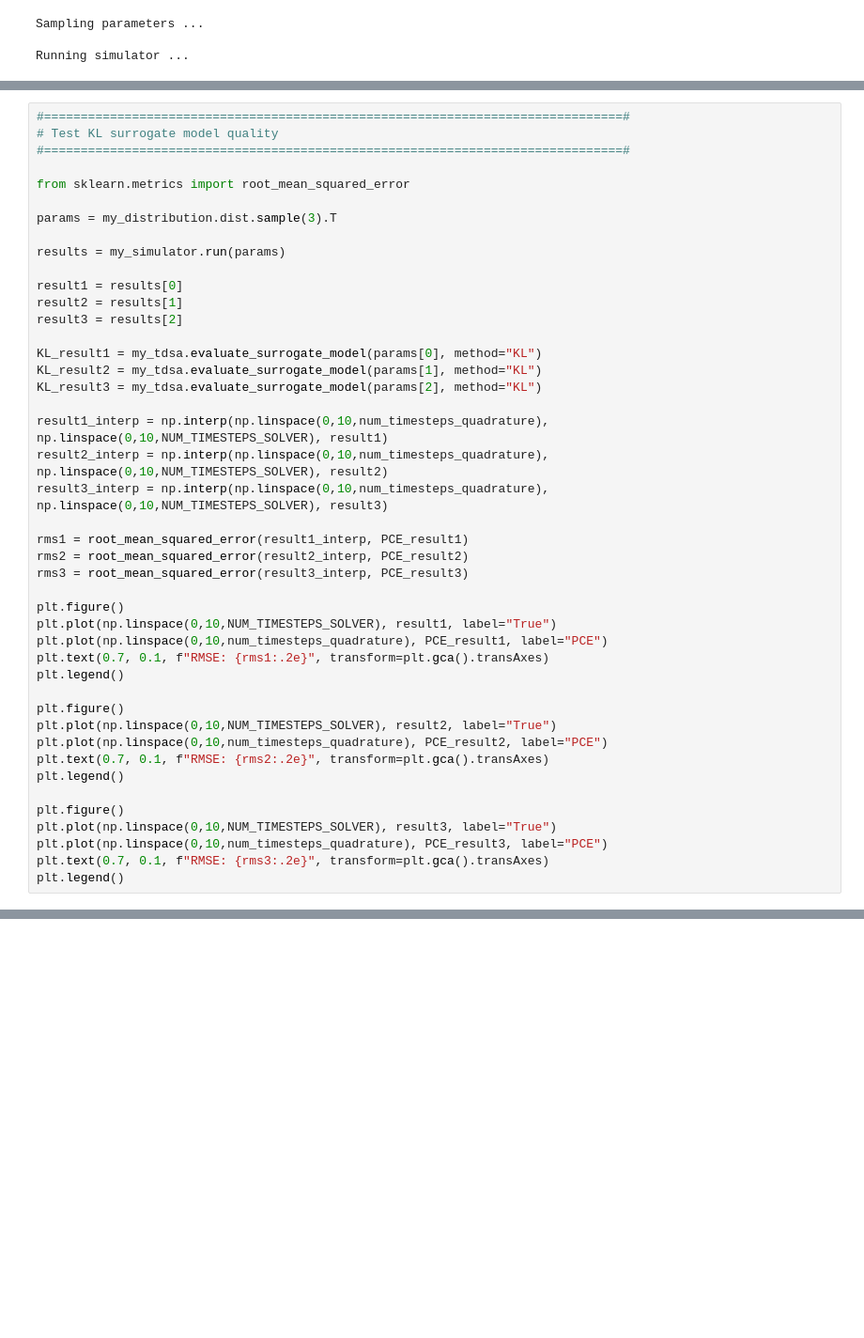
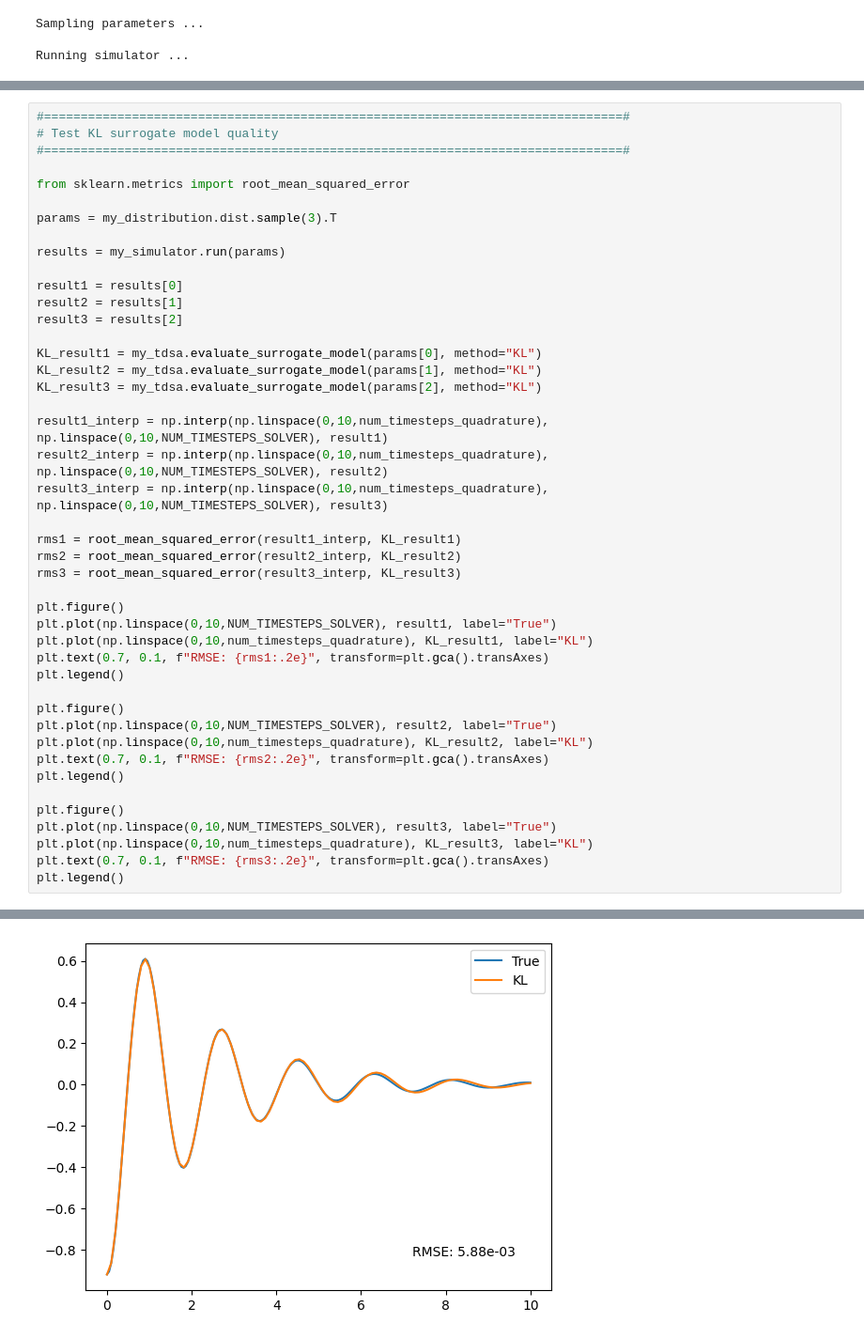
Before and after one commit to ezonta/TDGSA, a Jupyter notebook: examples/oscillator.ipynb, the cells around one changed output, grey strips where cells are left out. Shown at 94% size. Saved outputs shown, nothing was run; the diff lists cells and outputs as text; blank space fills up the shorter version.

```diff
--- a/examples/oscillator.ipynb
+++ b/examples/oscillator.ipynb
@@ -203,24 +207,25 @@ result1_interp = np.interp(np.linspace(0,10,num_timesteps_quadrature), np.linspa
 result2_interp = np.interp(np.linspace(0,10,num_timesteps_quadrature), np.linspace(0,10,NUM_TIMESTEPS_SOLVER), result2)
 result3_interp = np.interp(np.linspace(0,10,num_timesteps_quadrature), np.linspace(0,10,NUM_TIMESTEPS_SOLVER), result3)
 
-rms1 = root_mean_squared_error(result1_interp, PCE_result1)
-rms2 = root_mean_squared_error(result2_interp, PCE_result2)
-rms3 = root_mean_squared_error(result3_interp, PCE_result3)
+rms1 = root_mean_squared_error(result1_interp, KL_result1)
+rms2 = root_mean_squared_error(result2_interp, KL_result2)
+rms3 = root_mean_squared_error(result3_interp, KL_result3)
 
 plt.figure()
 plt.plot(np.linspace(0,10,NUM_TIMESTEPS_SOLVER), result1, label="True")
-plt.plot(np.linspace(0,10,num_timesteps_quadrature), PCE_result1, label="PCE")
+plt.plot(np.linspace(0,10,num_timesteps_quadrature), KL_result1, label="KL")
 plt.text(0.7, 0.1, f"RMSE: {rms1:.2e}", transform=plt.gca().transAxes)
 plt.legend()
 
 plt.figure()
 plt.plot(np.linspace(0,10,NUM_TIMESTEPS_SOLVER), result2, label="True")
-plt.plot(np.linspace(0,10,num_timesteps_quadrature), PCE_result2, label="PCE")
+plt.plot(np.linspace(0,10,num_timesteps_quadrature), KL_result2, label="KL")
 plt.text(0.7, 0.1, f"RMSE: {rms2:.2e}", transform=plt.gca().transAxes)
 plt.legend()
 
 plt.figure()
 plt.plot(np.linspace(0,10,NUM_TIMESTEPS_SOLVER), result3, label="True")
-plt.plot(np.linspace(0,10,num_timesteps_quadrature), PCE_result3, label="PCE")
+plt.plot(np.linspace(0,10,num_timesteps_quadrature), KL_result3, label="KL")
 plt.text(0.7, 0.1, f"RMSE: {rms3:.2e}", transform=plt.gca().transAxes)
 plt.legend()
+# %% [output]
@@ -226,0 +233 @@ plt.legend()
+[figure, added]
```
Also changed, not shown: parts of 7 cells of this notebook, 2 other files.
